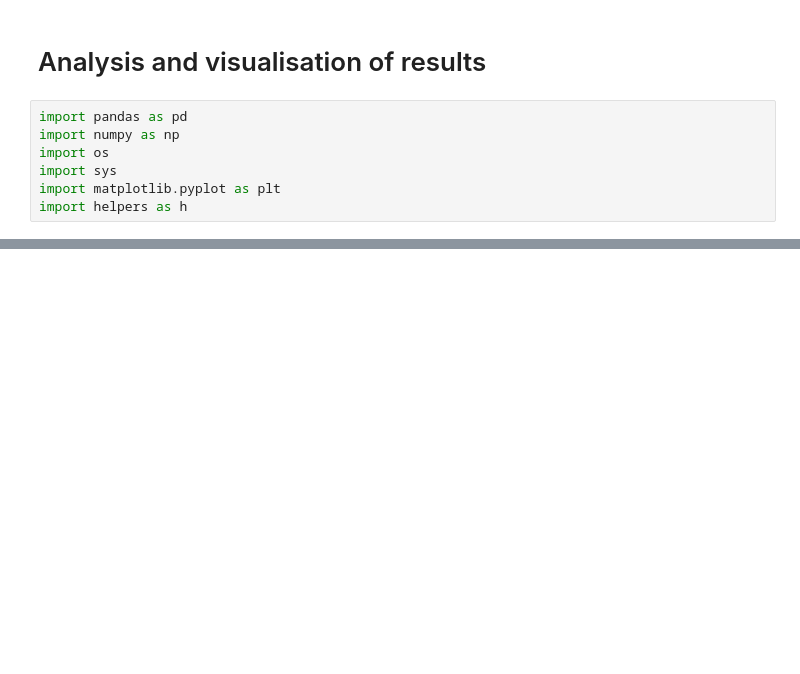
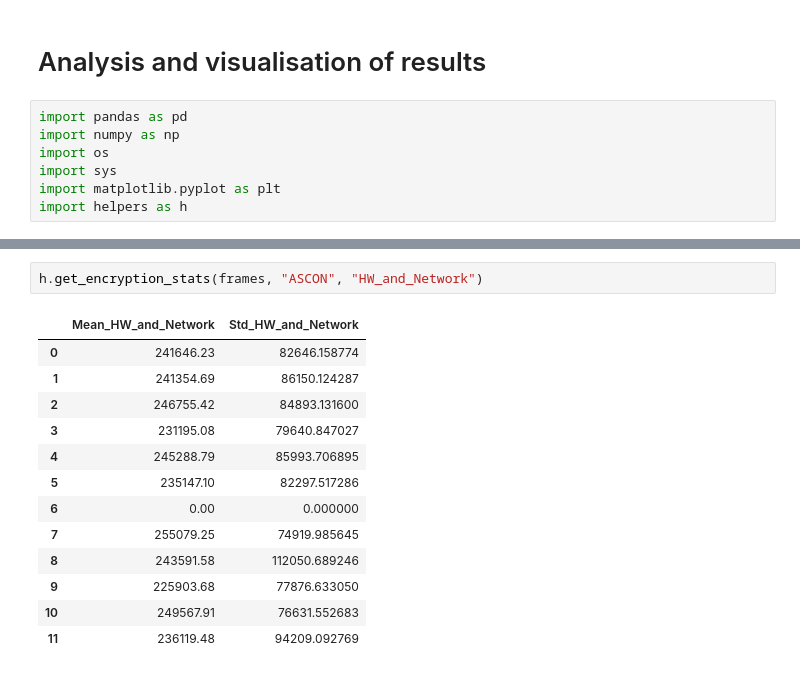
Before and after one commit to nemisis84/ASCON-encryption-for-MCUs-in-an-MQTT-network, a Jupyter notebook: data-storage/analysis/analysis.ipynb, the cells around one changed output, grey strips where cells are left out. Cells and saved outputs as stored; diff of their text form; blank space fills up the shorter version.

```diff
--- a/data-storage/analysis/analysis.ipynb
+++ b/data-storage/analysis/analysis.ipynb
@@ -144,0 +59,16 @@ logs
+# %%
+h.get_encryption_stats(frames, "ASCON", "HW_and_Network")
+# %% [output]
+|  | Mean_HW_and_Network | Std_HW_and_Network |
+| 0 | 241646.23 | 82646.158774 |
+| 1 | 241354.69 | 86150.124287 |
+| 2 | 246755.42 | 84893.131600 |
+| 3 | 231195.08 | 79640.847027 |
+| 4 | 245288.79 | 85993.706895 |
+| 5 | 235147.10 | 82297.517286 |
+| 6 | 0.00 | 0.000000 |
+| 7 | 255079.25 | 74919.985645 |
+| 8 | 243591.58 | 112050.689246 |
+| 9 | 225903.68 | 77876.633050 |
+| 10 | 249567.91 | 76631.552683 |
+| 11 | 236119.48 | 94209.092769 |
```
Also changed, not shown: parts of 13 cells of this notebook, 6 other files.
